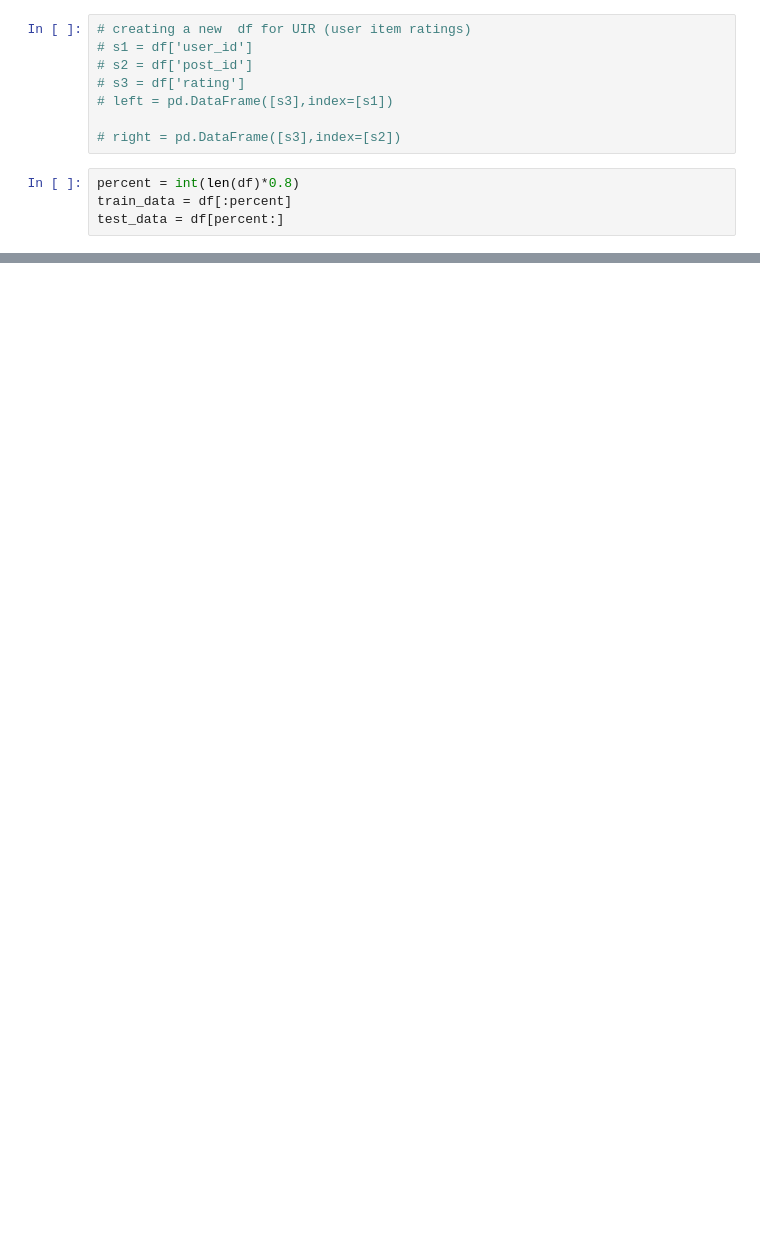
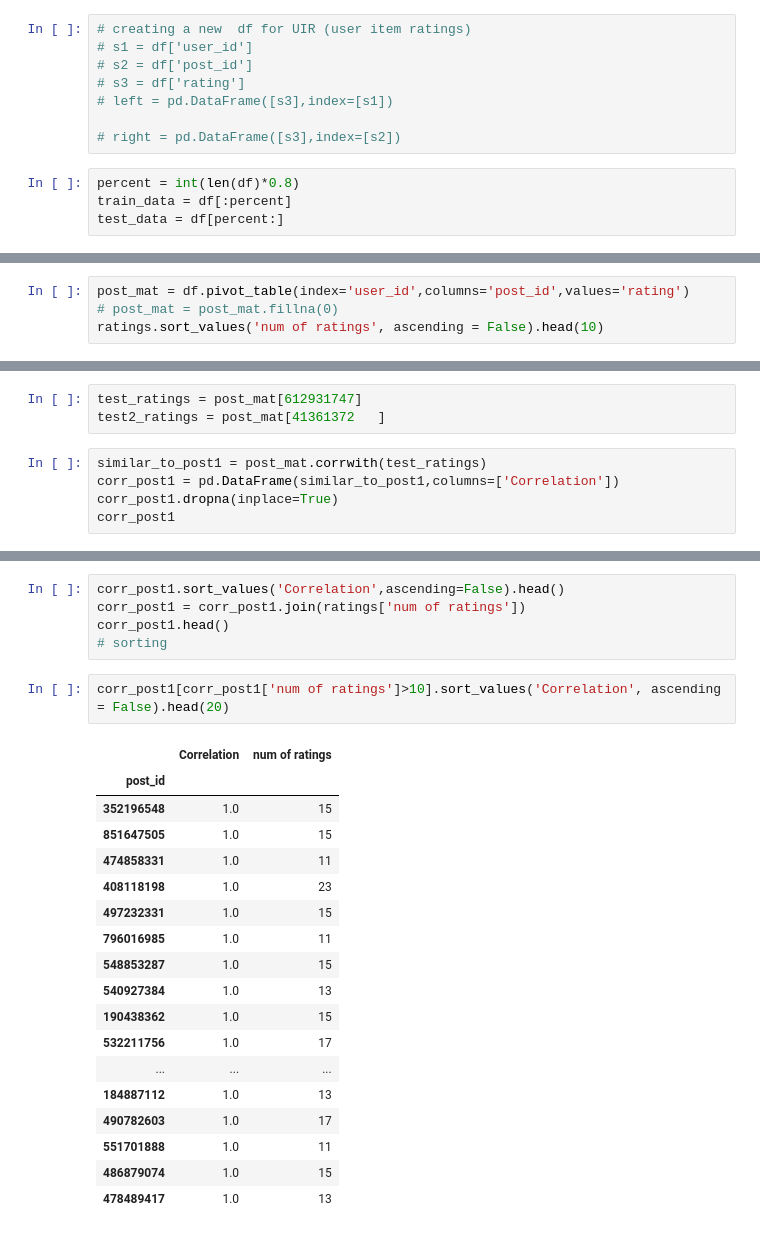
Before and after one commit to SAR-bang/RecommenderSystem, a Jupyter notebook: Recommendaersystem.ipynb, the cells around one changed output, grey strips where cells are left out. Drawn from its saved outputs; the diff is of its cells as text; blank space fills up the shorter version.

```diff
--- a/Recommendaersystem.ipynb
+++ b/Recommendaersystem.ipynb
@@ -101,0 +190,4 @@ TypeError: ignored
+# %%
+post_mat = df.pivot_table(index='user_id',columns='post_id',values='rating')
+# post_mat = post_mat.fillna(0)
+ratings.sort_values('num of ratings', ascending = False).head(10)
@@ -101,0 +207,8 @@ TypeError: ignored
+# %%
+test_ratings = post_mat[612931747]
+test2_ratings = post_mat[41361372	]
+# %%
+similar_to_post1 = post_mat.corrwith(test_ratings)
+corr_post1 = pd.DataFrame(similar_to_post1,columns=['Correlation'])
+corr_post1.dropna(inplace=True)
+corr_post1
@@ -101,0 +230,26 @@ TypeError: ignored
+# %%
+corr_post1.sort_values('Correlation',ascending=False).head()
+corr_post1 = corr_post1.join(ratings['num of ratings'])
+corr_post1.head()
+# sorting
+# %%
+corr_post1[corr_post1['num of ratings']>10].sort_values('Correlation', ascending = False).head(20)
+# %% [output]
+|  | Correlation | num of ratings |
+| post_id |  |  |
+| 352196548 | 1.0 | 15 |
+| 851647505 | 1.0 | 15 |
+| 474858331 | 1.0 | 11 |
+| 408118198 | 1.0 | 23 |
+| 497232331 | 1.0 | 15 |
+| 796016985 | 1.0 | 11 |
+| 548853287 | 1.0 | 15 |
+| 540927384 | 1.0 | 13 |
+| 190438362 | 1.0 | 15 |
+| 532211756 | 1.0 | 17 |
+| ... | ... | ... |
+| 184887112 | 1.0 | 13 |
+| 490782603 | 1.0 | 17 |
+| 551701888 | 1.0 | 11 |
+| 486879074 | 1.0 | 15 |
+| 478489417 | 1.0 | 13 |
```
Also changed, not shown: parts of 24 cells of this notebook.
